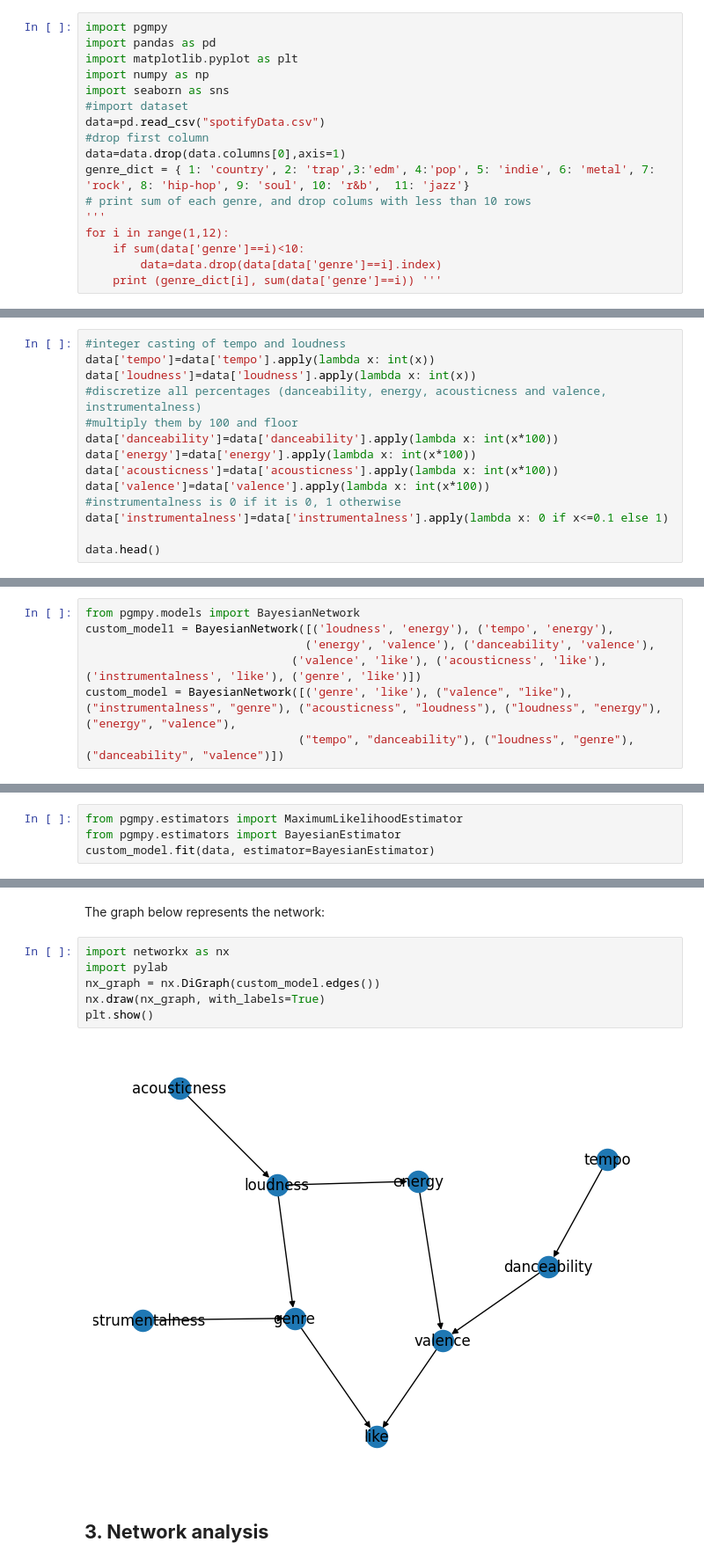
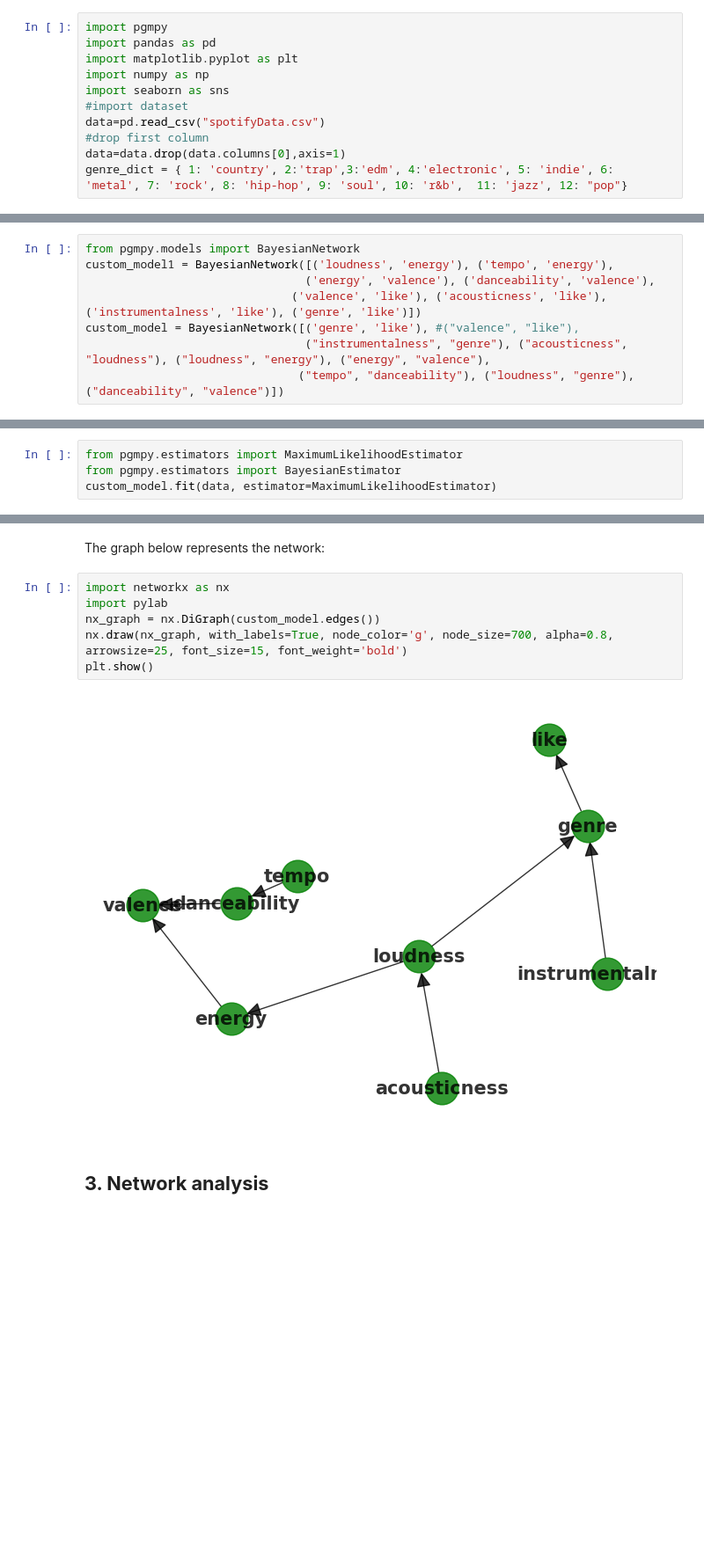
Before and after one commit to danielenapo/Bayesify, a Jupyter notebook: Bayesify.ipynb, the cells around one changed output, grey strips where cells are left out. Shown at 88% size. Saved outputs shown, nothing was run; the diff lists cells and outputs as text; blank space fills up the shorter version.

```diff
--- a/Bayesify.ipynb
+++ b/Bayesify.ipynb
@@ -17,10 +17,4 @@ import seaborn as sns
 data=pd.read_csv("spotifyData.csv")
 #drop first column
 data=data.drop(data.columns[0],axis=1)
-genre_dict = { 1: 'country', 2: 'trap',3:'edm', 4:'pop', 5: 'indie', 6: 'metal', 7: 'rock', 8: 'hip-hop', 9: 'soul', 10: 'r&b',  11: 'jazz'}
-# print sum of each genre, and drop colums with less than 10 rows
-'''
-for i in range(1,12):
-    if sum(data['genre']==i)<10:
-        data=data.drop(data[data['genre']==i].index)
-    print (genre_dict[i], sum(data['genre']==i)) '''
+genre_dict = { 1: 'country', 2:'trap',3:'edm', 4:'electronic', 5: 'indie', 6: 'metal', 7: 'rock', 8: 'hip-hop', 9: 'soul', 10: 'r&b',  11: 'jazz', 12: "pop"}
@@ -30,17 +22,3 @@ for i in range(1,12):
 The values are discretized, as pgmpy does not fully support continuous values. <br>
 Most of the features are continuous and between 0 and 1, so they have been multiplied by 100 and rounded down to the nearest integer, so the're now integer values ranging from 0 to 100.<br>
 It's important to notice that Bayesian networks are not very much influenced by outliers, for that reason the data hasn't been scaled.
-# %%
-#integer casting of tempo and loudness
-data['tempo']=data['tempo'].apply(lambda x: int(x))
-data['loudness']=data['loudness'].apply(lambda x: int(x))
-#discretize all percentages (danceability, energy, acousticness and valence, instrumentalness)
-#multiply them by 100 and floor
-data['danceability']=data['danceability'].apply(lambda x: int(x*100))
-data['energy']=data['energy'].apply(lambda x: int(x*100))
-data['acousticness']=data['acousticness'].apply(lambda x: int(x*100))
-data['valence']=data['valence'].apply(lambda x: int(x*100))
-#instrumentalness is 0 if it is 0, 1 otherwise
-data['instrumentalness']=data['instrumentalness'].apply(lambda x: 0 if x<=0.1 else 1)
-
-data.head()
@@ -91,11 +86,12 @@ from pgmpy.models import BayesianNetwork
 custom_model1 = BayesianNetwork([('loudness', 'energy'), ('tempo', 'energy'),
                                 ('energy', 'valence'), ('danceability', 'valence'),
                               ('valence', 'like'), ('acousticness', 'like'),('instrumentalness', 'like'), ('genre', 'like')])
-custom_model = BayesianNetwork([('genre', 'like'), ("valence", "like"), ("instrumentalness", "genre"), ("acousticness", "loudness"), ("loudness", "energy"), ("energy", "valence"),
+custom_model = BayesianNetwork([('genre', 'like'), #("valence", "like"),
+                                ("instrumentalness", "genre"), ("acousticness", "loudness"), ("loudness", "energy"), ("energy", "valence"),
                                ("tempo", "danceability"), ("loudness", "genre"), ("danceability", "valence")])
 # %% [markdown]
 Learn parameters with MLE
 # %%
 from pgmpy.estimators import MaximumLikelihoodEstimator
 from pgmpy.estimators import BayesianEstimator
-custom_model.fit(data, estimator=BayesianEstimator)
+custom_model.fit(data, estimator=MaximumLikelihoodEstimator)
@@ -106,11 +100,11 @@ The graph below represents the network:
 # %%
 import networkx as nx
 import pylab
 nx_graph = nx.DiGraph(custom_model.edges())
-nx.draw(nx_graph, with_labels=True)
+nx.draw(nx_graph, with_labels=True, node_color='g', node_size=700, alpha=0.8, arrowsize=25, font_size=15, font_weight='bold')
 plt.show()
 # %% [output]
-[figure, old version]
+[figure, new version]
 # %% [markdown]
 ## <b>3. Network analysis</b>
 # %%
```
Also changed, not shown: parts of 17 cells of this notebook, 3 other files.
